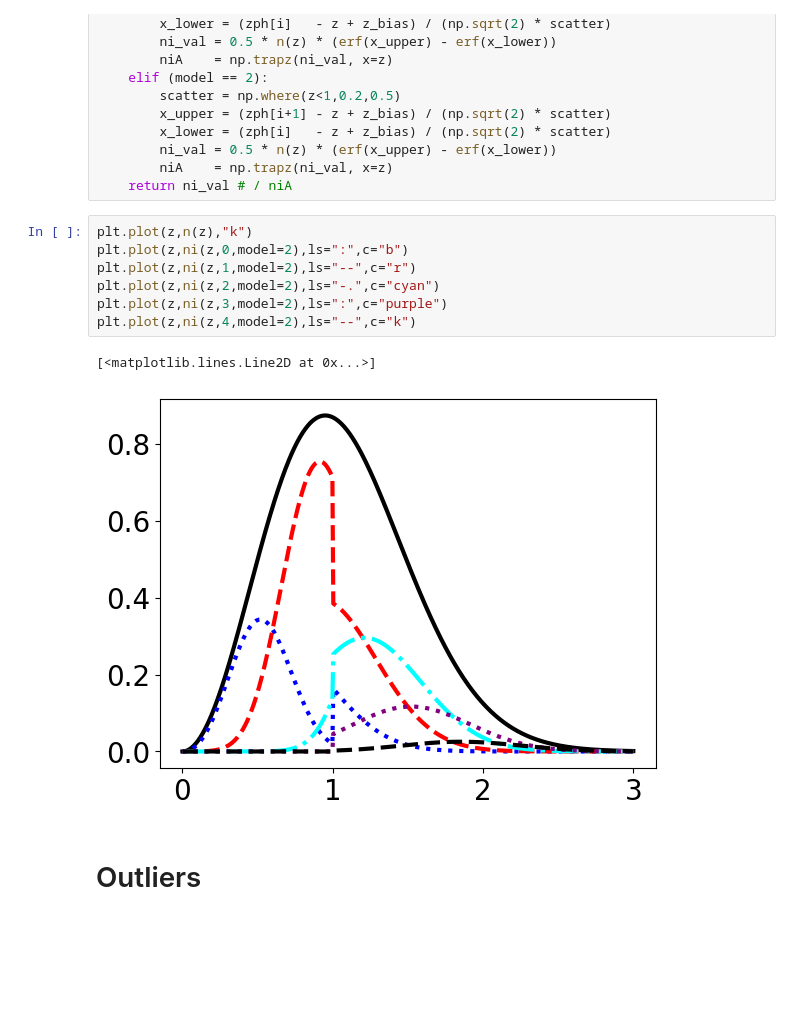
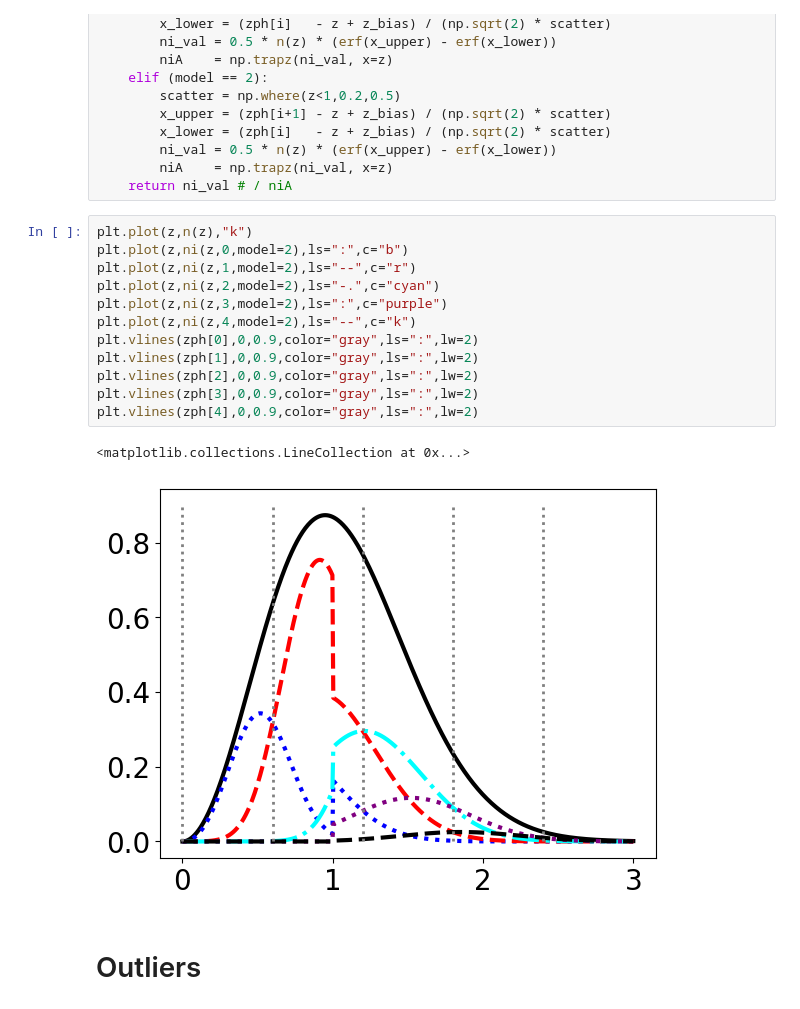
Before and after one commit to Roman-HLIS-Cosmology-PIT/cocoa_photoz, a Jupyter notebook: nz.ipynb, the cells around one changed output. Cells and saved outputs as stored; diff of their text form; blank space fills up the shorter version.

```diff
--- a/nz.ipynb
+++ b/nz.ipynb
@@ -363,13 +363,18 @@ def ni(z,i,model):
 # %%
 plt.plot(z,n(z),"k")
 plt.plot(z,ni(z,0,model=2),ls=":",c="b")
 plt.plot(z,ni(z,1,model=2),ls="--",c="r")
 plt.plot(z,ni(z,2,model=2),ls="-.",c="cyan")
 plt.plot(z,ni(z,3,model=2),ls=":",c="purple")
 plt.plot(z,ni(z,4,model=2),ls="--",c="k")
+plt.vlines(zph[0],0,0.9,color="gray",ls=":",lw=2)
+plt.vlines(zph[1],0,0.9,color="gray",ls=":",lw=2)
+plt.vlines(zph[2],0,0.9,color="gray",ls=":",lw=2)
+plt.vlines(zph[3],0,0.9,color="gray",ls=":",lw=2)
+plt.vlines(zph[4],0,0.9,color="gray",ls=":",lw=2)
 # %% [output]
-[<matplotlib.lines.Line2D at 0x...>]
+<matplotlib.collections.LineCollection at 0x...>
-[figure, old version]
+[figure, new version]
 # %% [markdown]
 # Outliers
 # %% [markdown]
```
Also changed, not shown: parts of 1 cell of this notebook.
